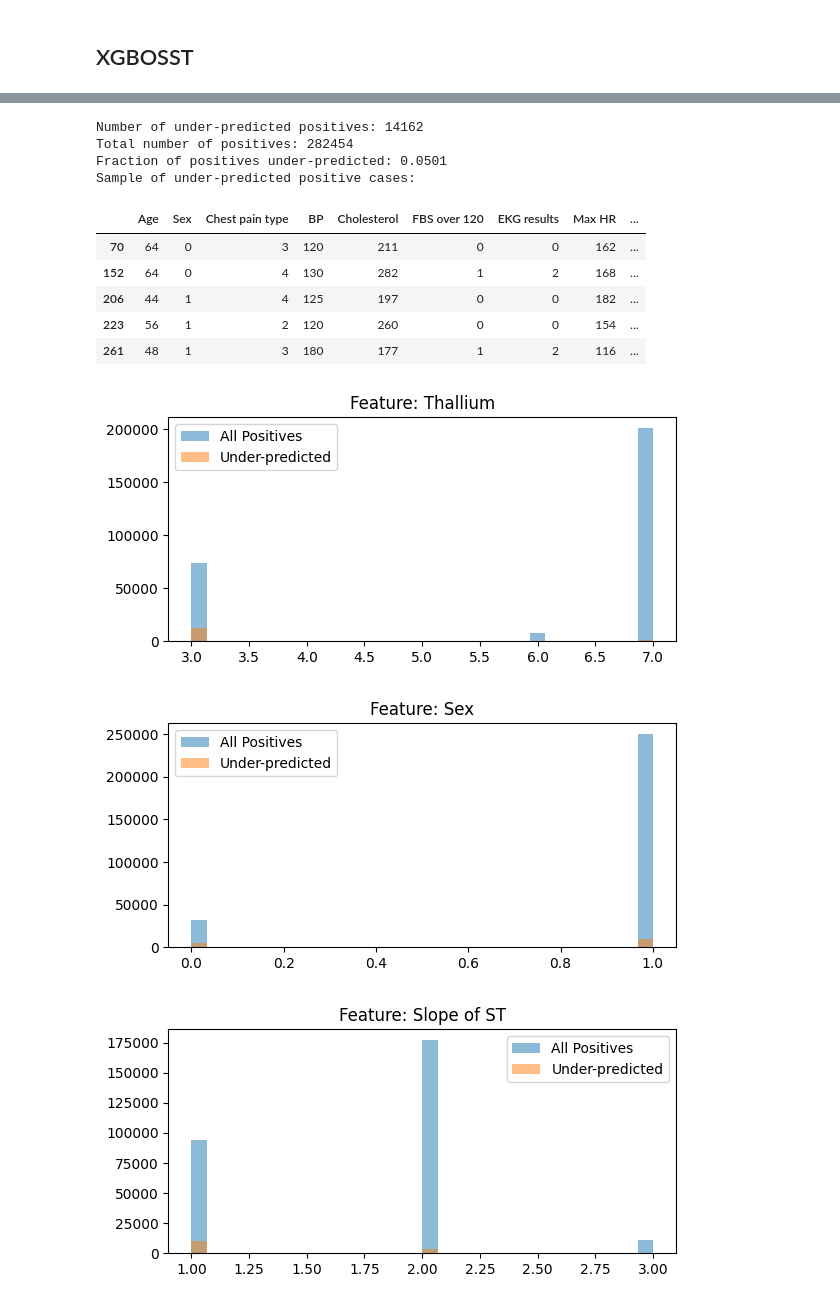
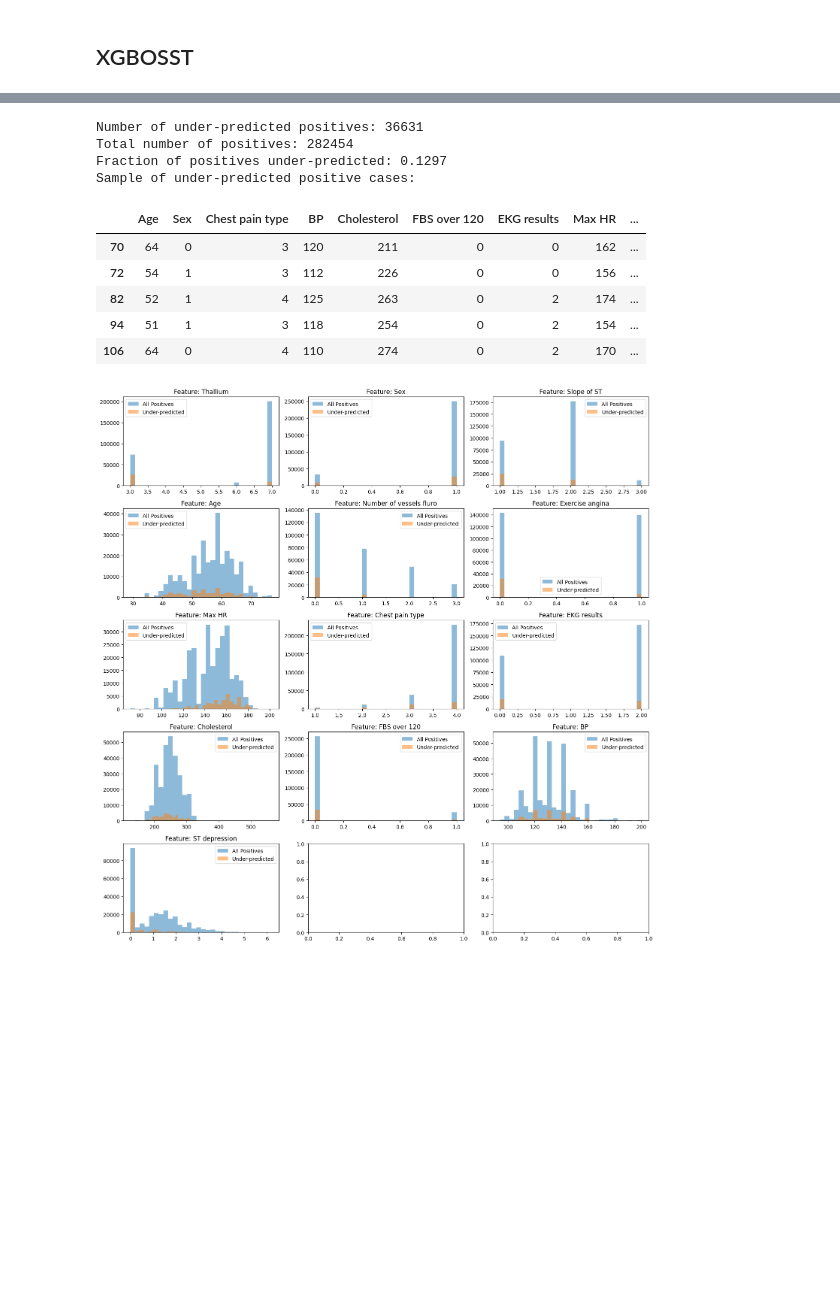
Before and after one commit to cringe-syco/ML, a Jupyter notebook: data/heart_disease/eda.ipynb, the cells around one changed output, grey strips where cells are left out. Drawn from its saved outputs; the diff is of its cells as text; code cells hidden in the pictures; blank space fills up the shorter version.

```diff
--- a/data/heart_disease/eda.ipynb
+++ b/data/heart_disease/eda.ipynb
@@ -496,41 +602,39 @@ dtype: float64
 # %%
 # Analyze under-predictions in X_res_oof (predicted probability < 0.2, but true target == 1)
-threshold = 0.2
+threshold = 0.5
 under_pred_idx = (X_res_oof < threshold) & (y.values == 1)
 under_pred_count = under_pred_idx.sum()
 total_true_positives = (y.values == 1).sum()
 
 print(f"Number of under-predicted positives: {under_pred_count}")
 print(f"Total number of positives: {total_true_positives}")
 print(f"Fraction of positives under-predicted: {under_pred_count / total_true_positives:.4f}")
 
 # Show some examples
 under_pred_examples = df.loc[under_pred_idx]
 print("Sample of under-predicted positive cases:")
 display(under_pred_examples.head())
 
 # Compare feature distributions for under-predicted vs. all positives
 import matplotlib.pyplot as plt
 
-for col in num_cols:
-    plt.figure(figsize=(6, 3))
-    plt.hist(df.loc[(y.values == 1), col], bins=30, alpha=0.5, label='All Positives')
-    plt.hist(under_pred_examples[col], bins=30, alpha=0.5, label='Under-predicted')
-    plt.title(f"Feature: {col}")
-    plt.legend()
-    plt.tight_layout()
-    plt.show()
+fig, axes = plt.subplots(len(num_cols)//3 + 1, 3, figsize=(15, 15))
+for idx, col in enumerate(num_cols):
+    axes[idx//3, idx%3].hist(df.loc[(y.values == 1), col], bins=30, alpha=0.5, label='All Positives')
+    axes[idx//3, idx%3].hist(under_pred_examples[col], bins=30, alpha=0.5, label='Under-predicted')
+    axes[idx//3, idx%3].set_title(f"Feature: {col}")
+    axes[idx//3, idx%3].legend()
+plt.tight_layout()
+plt.show()
 # %% [output]
-Number of under-predicted positives: 14162
+Number of under-predicted positives: 36631
 Total number of positives: 282454
-Fraction of positives under-predicted: 0.0501
+Fraction of positives under-predicted: 0.1297
 Sample of under-predicted positive cases:
 |  | Age | Sex | Chest pain type | BP | Cholesterol | FBS over 120 | EKG results | Max HR | ... |
 | 70 | 64 | 0 | 3 | 120 | 211 | 0 | 0 | 162 | ... |
-| 152 | 64 | 0 | 4 | 130 | 282 | 1 | 2 | 168 | ... |
-| 206 | 44 | 1 | 4 | 125 | 197 | 0 | 0 | 182 | ... |
-| 223 | 56 | 1 | 2 | 120 | 260 | 0 | 0 | 154 | ... |
-| 261 | 48 | 1 | 3 | 180 | 177 | 1 | 2 | 116 | ... |
+| 72 | 54 | 1 | 3 | 112 | 226 | 0 | 0 | 156 | ... |
+| 82 | 52 | 1 | 4 | 125 | 263 | 0 | 2 | 174 | ... |
+| 94 | 51 | 1 | 3 | 118 | 254 | 0 | 2 | 154 | ... |
+| 106 | 64 | 0 | 4 | 110 | 274 | 0 | 2 | 170 | ... |
-[figure, old version]
+[figure, new version]
-[figure, removed]
-[figure, removed]
```
Also changed, not shown: parts of 10 cells of this notebook, 1 other file.
